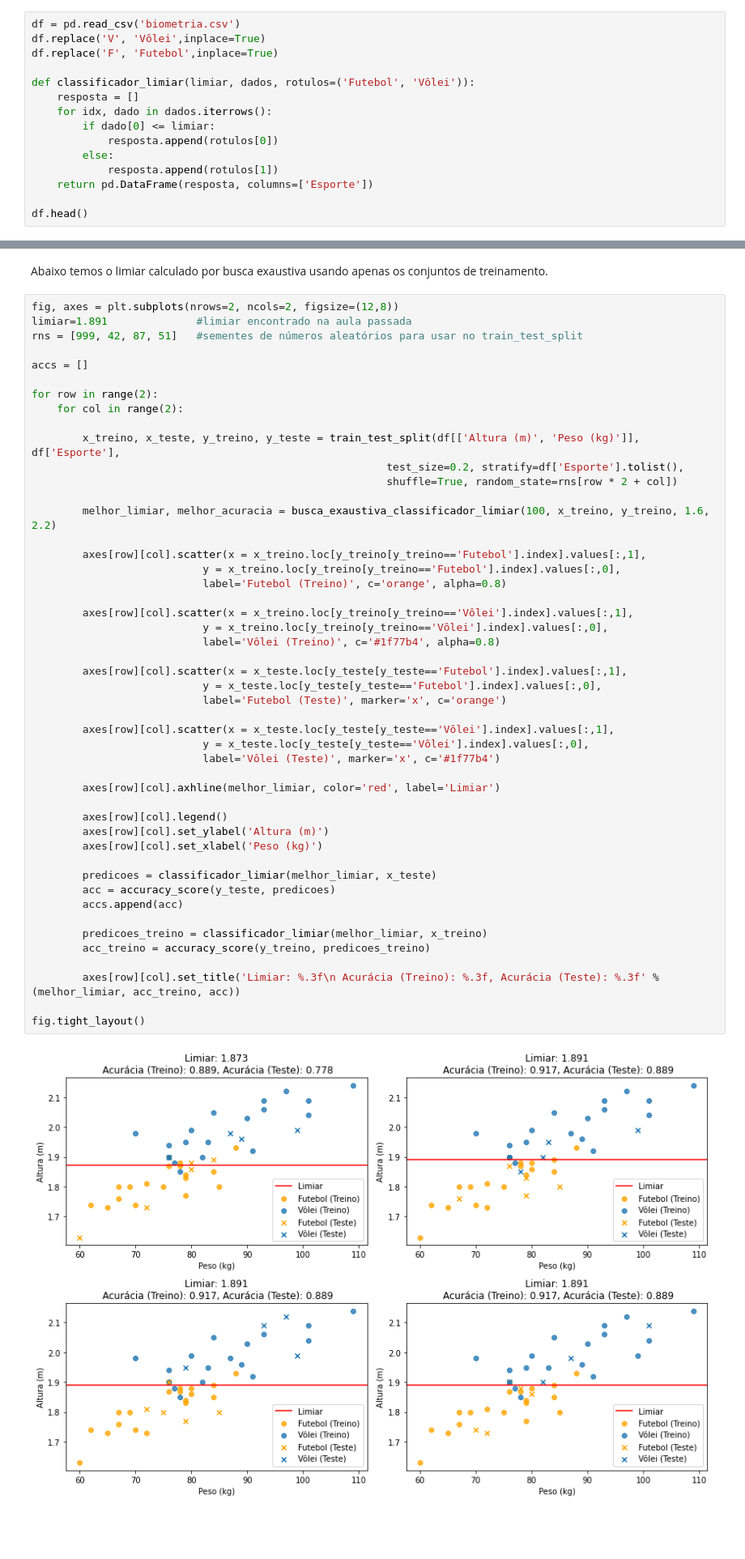
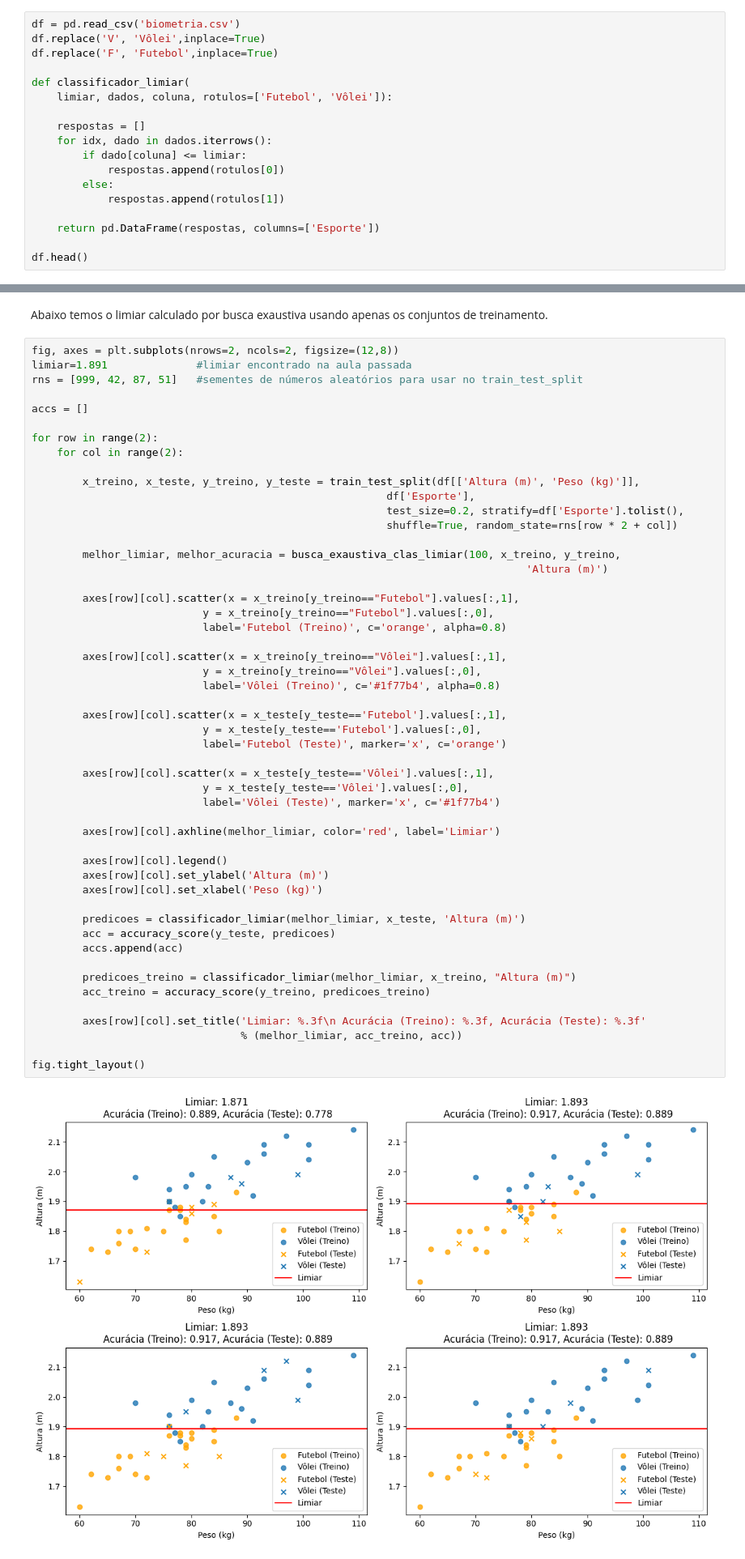
Before and after one commit to julianofoleiss/AM36O, a Jupyter notebook: semana 2/2 - Generalização.ipynb, the cells around one changed output, grey strips where cells are left out. Shown at 81% size. Cells and saved outputs as stored; diff of their text form; blank space fills up the shorter version.

Commit message:
detalhes na busca exaustiva

```diff
--- a/semana 2/2 - Generalização.ipynb
+++ b/semana 2/2 - Generalização.ipynb
@@ -20,14 +20,17 @@ df = pd.read_csv('biometria.csv')
 df.replace('V', 'Vôlei',inplace=True)
 df.replace('F', 'Futebol',inplace=True)
 
-def classificador_limiar(limiar, dados, rotulos=('Futebol', 'Vôlei')):
-    resposta = []
+def classificador_limiar(
+    limiar, dados, coluna, rotulos=['Futebol', 'Vôlei']):
+
+    respostas = []
     for idx, dado in dados.iterrows():
-        if dado[0] <= limiar:
-            resposta.append(rotulos[0])
+        if dado[coluna] <= limiar:
+            respostas.append(rotulos[0])
         else:
-            resposta.append(rotulos[1])
-    return pd.DataFrame(resposta, columns=['Esporte'])
+            respostas.append(rotulos[1])
+
+    return pd.DataFrame(respostas, columns=['Esporte'])
 
 df.head()
 # %% [output]
@@ -155,45 +164,48 @@ accs = []
 
 for row in range(2):
     for col in range(2):
 
-        x_treino, x_teste, y_treino, y_teste = train_test_split(df[['Altura (m)', 'Peso (kg)']], df['Esporte'],
+        x_treino, x_teste, y_treino, y_teste = train_test_split(df[['Altura (m)', 'Peso (kg)']],
+                                                        df['Esporte'],
                                                         test_size=0.2, stratify=df['Esporte'].tolist(),
                                                         shuffle=True, random_state=rns[row * 2 + col])
 
-        melhor_limiar, melhor_acuracia = busca_exaustiva_classificador_limiar(100, x_treino, y_treino, 1.6, 2.2)
+        melhor_limiar, melhor_acuracia = busca_exaustiva_clas_limiar(100, x_treino, y_treino,
+                                                                              'Altura (m)')
 
-        axes[row][col].scatter(x = x_treino.loc[y_treino[y_treino=='Futebol'].index].values[:,1],
-                           y = x_treino.loc[y_treino[y_treino=='Futebol'].index].values[:,0],
+        axes[row][col].scatter(x = x_treino[y_treino=="Futebol"].values[:,1],
+                           y = x_treino[y_treino=="Futebol"].values[:,0],
                            label='Futebol (Treino)', c='orange', alpha=0.8)
 
-        axes[row][col].scatter(x = x_treino.loc[y_treino[y_treino=='Vôlei'].index].values[:,1],
-                           y = x_treino.loc[y_treino[y_treino=='Vôlei'].index].values[:,0],
+        axes[row][col].scatter(x = x_treino[y_treino=="Vôlei"].values[:,1],
+                           y = x_treino[y_treino=="Vôlei"].values[:,0],
                            label='Vôlei (Treino)', c='#1f77b4', alpha=0.8)
 
-        axes[row][col].scatter(x = x_teste.loc[y_teste[y_teste=='Futebol'].index].values[:,1],
-                           y = x_teste.loc[y_teste[y_teste=='Futebol'].index].values[:,0],
+        axes[row][col].scatter(x = x_teste[y_teste=='Futebol'].values[:,1],
+                           y = x_teste[y_teste=='Futebol'].values[:,0],
                            label='Futebol (Teste)', marker='x', c='orange')
 
-        axes[row][col].scatter(x = x_teste.loc[y_teste[y_teste=='Vôlei'].index].values[:,1],
-                           y = x_teste.loc[y_teste[y_teste=='Vôlei'].index].values[:,0],
+        axes[row][col].scatter(x = x_teste[y_teste=='Vôlei'].values[:,1],
+                           y = x_teste[y_teste=='Vôlei'].values[:,0],
                            label='Vôlei (Teste)', marker='x', c='#1f77b4')
 
         axes[row][col].axhline(melhor_limiar, color='red', label='Limiar')
 
         axes[row][col].legend()
         axes[row][col].set_ylabel('Altura (m)')
         axes[row][col].set_xlabel('Peso (kg)')
 
-        predicoes = classificador_limiar(melhor_limiar, x_teste)
+        predicoes = classificador_limiar(melhor_limiar, x_teste, 'Altura (m)')
         acc = accuracy_score(y_teste, predicoes)
         accs.append(acc)
 
-        predicoes_treino = classificador_limiar(melhor_limiar, x_treino)
+        predicoes_treino = classificador_limiar(melhor_limiar, x_treino, "Altura (m)")
         acc_treino = accuracy_score(y_treino, predicoes_treino)
 
-        axes[row][col].set_title('Limiar: %.3f\n Acurácia (Treino): %.3f, Acurácia (Teste): %.3f' % (melhor_limiar, acc_treino, acc))
+        axes[row][col].set_title('Limiar: %.3f\n Acurácia (Treino): %.3f, Acurácia (Teste): %.3f'
+                                 % (melhor_limiar, acc_treino, acc))
 
 fig.tight_layout()
 # %% [output]
-[figure, old version]
+[figure, new version]
 # %%
```
Also changed, not shown: parts of 6 cells of this notebook.
